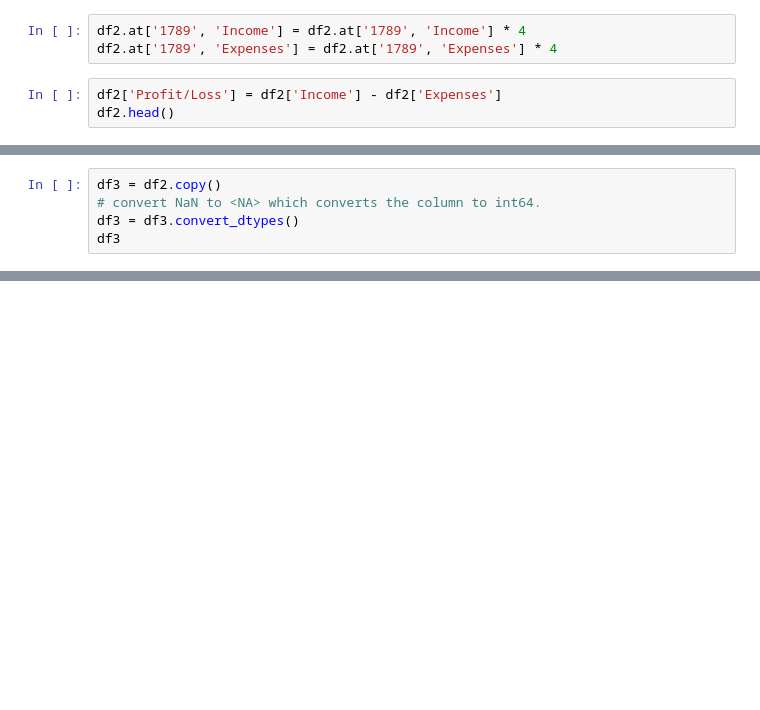
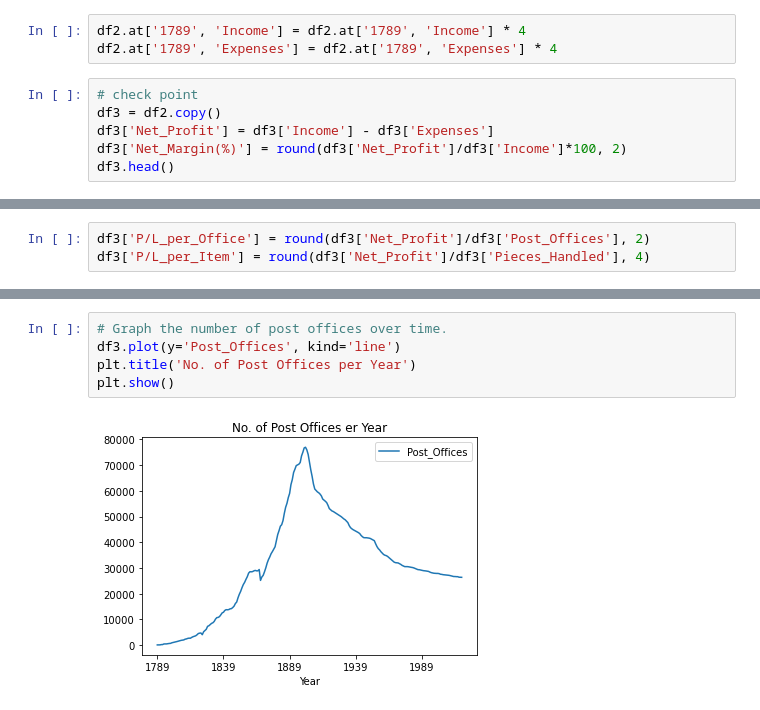
Before and after one commit to mpatterson73/USPS-Analysis, a Jupyter notebook: usps.ipynb, the cells around one changed output, grey strips where cells are left out. Drawn from its saved outputs; the diff is of its cells as text; blank space fills up the shorter version.

Commit message:
add margin cols, update README

```diff
--- a/usps.ipynb
+++ b/usps.ipynb
@@ -62,6 +114,9 @@ df2.head()
 # %%
 df2.at['1789', 'Income'] = df2.at['1789', 'Income'] * 4
 df2.at['1789', 'Expenses'] = df2.at['1789', 'Expenses'] * 4
-# %%
-df2['Profit/Loss'] = df2['Income'] - df2['Expenses']
-df2.head()
+# %%
+# check point
+df3 = df2.copy()
+df3['Net_Profit'] = df3['Income'] - df3['Expenses']
+df3['Net_Margin(%)'] = round(df3['Net_Profit']/df3['Income']*100, 2)
+df3.head()
@@ -70,5 +147,3 @@ df2.info()
-# %%
-df3 = df2.copy()
-# convert NaN to <NA> which converts the column to int64.
-df3 = df3.convert_dtypes()
-df3
+# %%
+df3['P/L_per_Office'] = round(df3['Net_Profit']/df3['Post_Offices'], 2)
+df3['P/L_per_Item'] = round(df3['Net_Profit']/df3['Pieces_Handled'], 4)
@@ -74,0 +171,7 @@ df3
+# %%
+# Graph the number of post offices over time.
+df3.plot(y='Post_Offices', kind='line')
+plt.title('No. of Post Offices per Year')
+plt.show()
+# %% [output]
+[figure, added]
```
Also changed, not shown: parts of 10 cells of this notebook, 1 other file.
